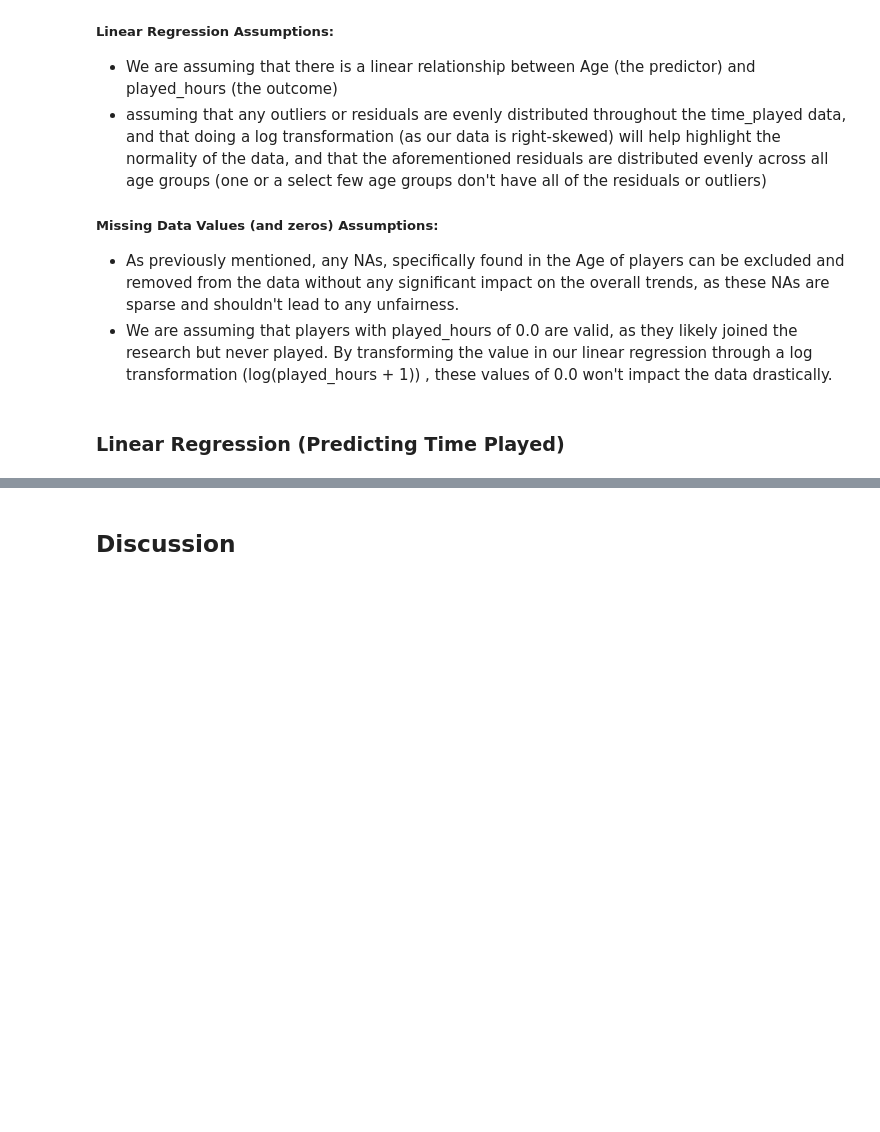
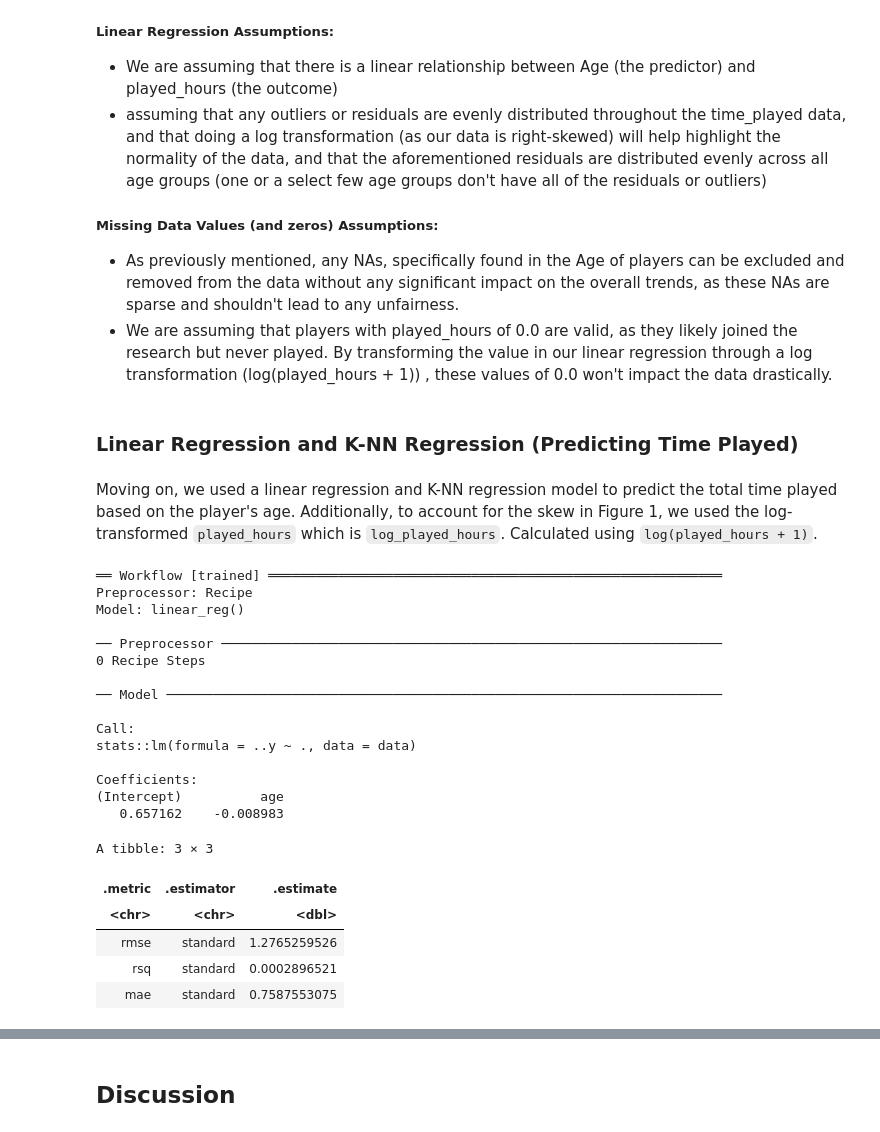
Before and after one commit to Aki175/Project-Final-Report, a Jupyter notebook: Project Final.ipynb, the cells around one changed output, grey strips where cells are left out. Cells and saved outputs as stored; diff of their text form; code cells hidden in the pictures; blank space fills up the shorter version.

```diff
--- a/Project Final.ipynb
+++ b/Project Final.ipynb
@@ -282,4 +264,53 @@ This approach allows us to compare parametric and non-parametric models and will
 * As previously mentioned, any NAs, specifically found in the Age of players can be excluded and removed from the data without any significant impact on the overall trends, as these NAs are sparse and shouldn't lead to any unfairness.
 * We are assuming that players with played_hours of 0.0 are valid, as they likely joined the research but never played. By transforming the value in our linear regression through a log transformation (log(played_hours + 1)) , these values of 0.0 won't impact the data drastically.
 # %% [markdown]
-### Linear Regression (Predicting Time Played)
+### Linear Regression and K-NN Regression (Predicting Time Played)
+# %% [markdown]
+Moving on, we used a linear regression and K-NN regression model to predict the total time played based on the player's age. Additionally, to account for the skew in Figure 1, we used the log-transformed `played_hours` which is `log_played_hours`. Calculated using `log(played_hours + 1)`.
+# %%
+players_split <- initial_split(players, prop = 0.75, strata = log_played_hours)   #im using log_played_hours instead of played_hours here to account for the 0.0 values!
+players_train <- training(players_split)
+players_test <- testing(players_split)
+# %%
+# Linear Regression!
+lm_spec <- linear_reg() |>
+    set_engine("lm") |>
+    set_mode("regression")
+
+lm_recipe <- recipe(log_played_hours ~ age, data = players_train)
+
+lm_fit <- workflow() |>
+    add_recipe(lm_recipe) |>
+    add_model(lm_spec) |>
+    fit(data = players_train)
+
+lm_fit
+
+lm_test_results <- lm_fit |>
+    predict(players_test) |>
+    bind_cols(players_test) |>
+    metrics(truth = log_played_hours, estimate = .pred)
+
+lm_test_results
+# %% [output]
+══ Workflow [trained] ══════════════════════════════════════════════════════════
+Preprocessor: Recipe
+Model: linear_reg()
+
+── Preprocessor ────────────────────────────────────────────────────────────────
+0 Recipe Steps
+
+── Model ───────────────────────────────────────────────────────────────────────
+
+Call:
+stats::lm(formula = ..y ~ ., data = data)
+
+Coefficients:
+(Intercept)          age
+   0.657162    -0.008983
+A tibble: 3 × 3
+| .metric | .estimator | .estimate |
+| <chr> | <chr> | <dbl> |
+| rmse | standard | 1.2765259526 |
+| rsq | standard | 0.0002896521 |
+| mae | standard | 0.7587553075 |
```
Also changed, not shown: parts of 10 cells of this notebook.
